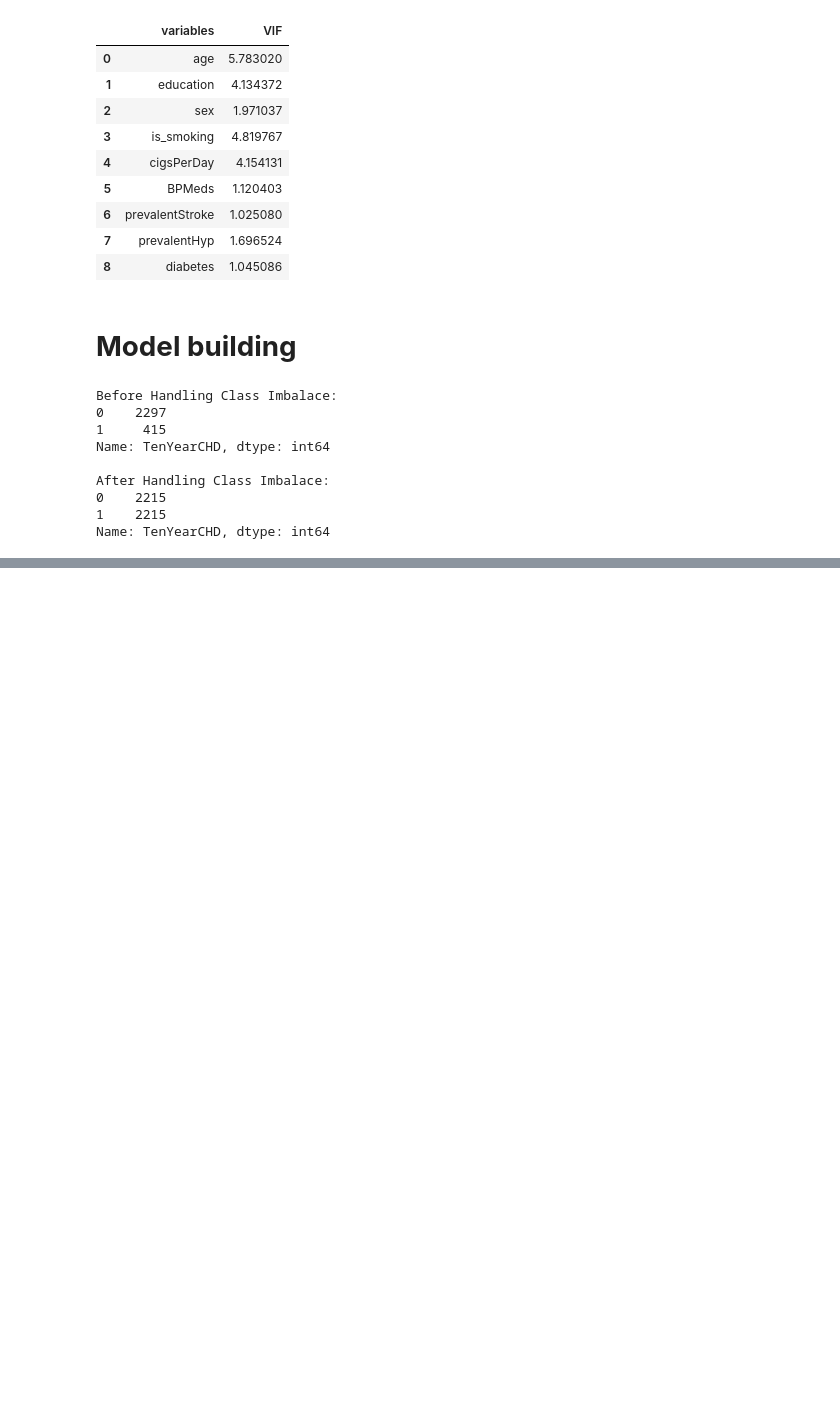
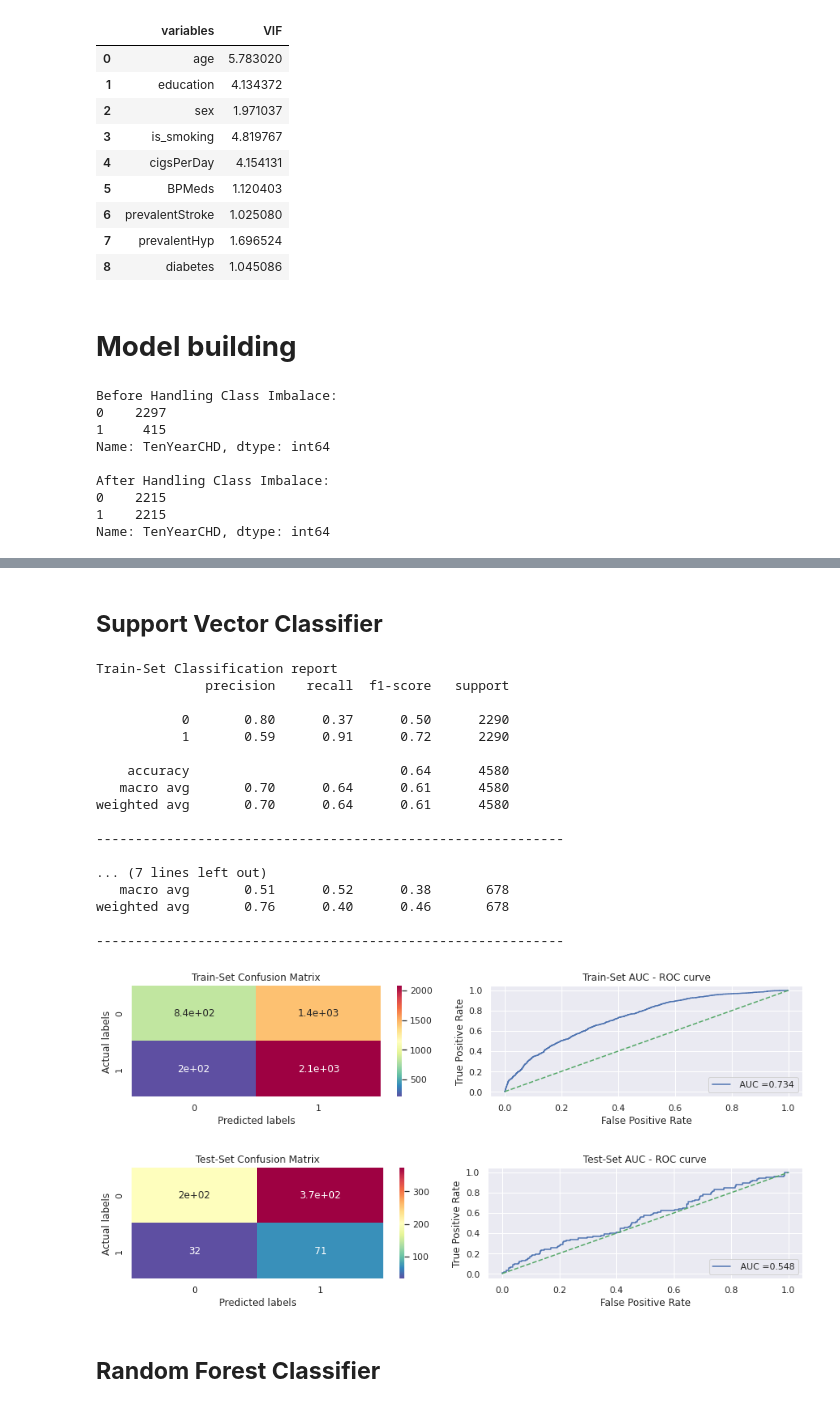
Before and after one commit to FarazAhmad2/Cardiovascular-Risk-Prediction, a Jupyter notebook: Cardiovascular_Risk_Prediction_Capstone_Project.ipynb, the cells around one changed output, grey strips where cells are left out. Cells and saved outputs as stored; diff of their text form; code cells hidden in the pictures; blank space fills up the shorter version.

```diff
--- a/Cardiovascular_Risk_Prediction_Capstone_Project.ipynb
+++ b/Cardiovascular_Risk_Prediction_Capstone_Project.ipynb
@@ -475,0 +548,37 @@ get_features_importance(lr,X_smote)
+# %% [markdown]
+## <b> Support Vector Classifier </b>
+# %%
+svc_clf = SVC(random_state= 5,probability=True)
+
+# HYperparameter Grid
+svc_grid = {'kernel': ["linear","rbf","poly","sigmoid"],
+        'C': [0.1, 1, 10, 100],
+        'max_iter' : [1000]}
+
+# GridSearch to find the best parameters
+svc_grid = GridSearchCV(svc_clf, param_grid = svc_grid, scoring = 'roc_auc', cv=5)
+
+# Analysing the model with best set of parametes
+ml_model(svc_grid, X_smote, X_test, y_smote, y_test)
+# %% [output]
+Train-Set Classification report
+              precision    recall  f1-score   support
+
+           0       0.80      0.37      0.50      2290
+           1       0.59      0.91      0.72      2290
+
+    accuracy                           0.64      4580
+   macro avg       0.70      0.64      0.61      4580
+weighted avg       0.70      0.64      0.61      4580
+
+------------------------------------------------------------
+
+... (7 lines left out)
+   macro avg       0.51      0.52      0.38       678
+weighted avg       0.76      0.40      0.46       678
+
+------------------------------------------------------------
+[figure, added]
+[figure, added]
+# %% [markdown]
+## <b> Random Forest Classifier </b>
```
Also changed, not shown: parts of 15 cells of this notebook.
